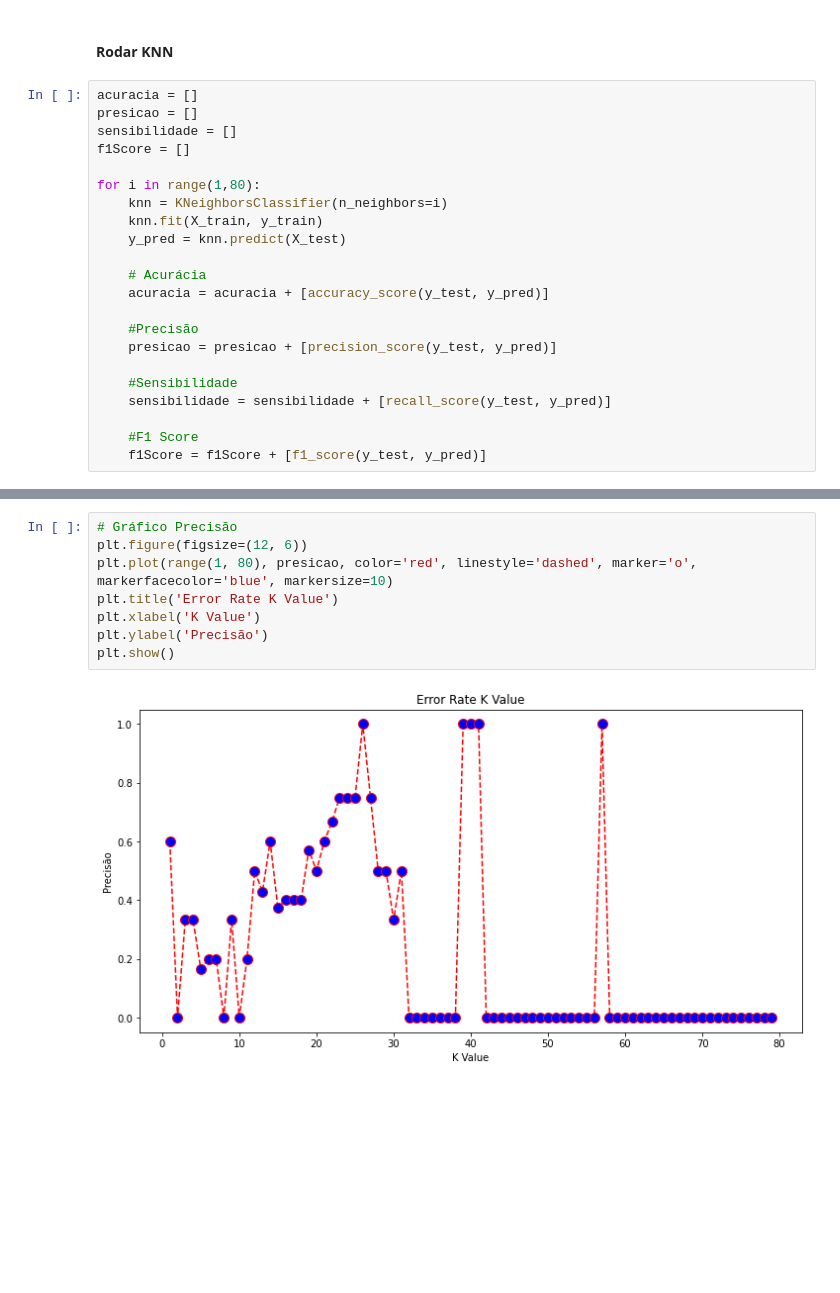
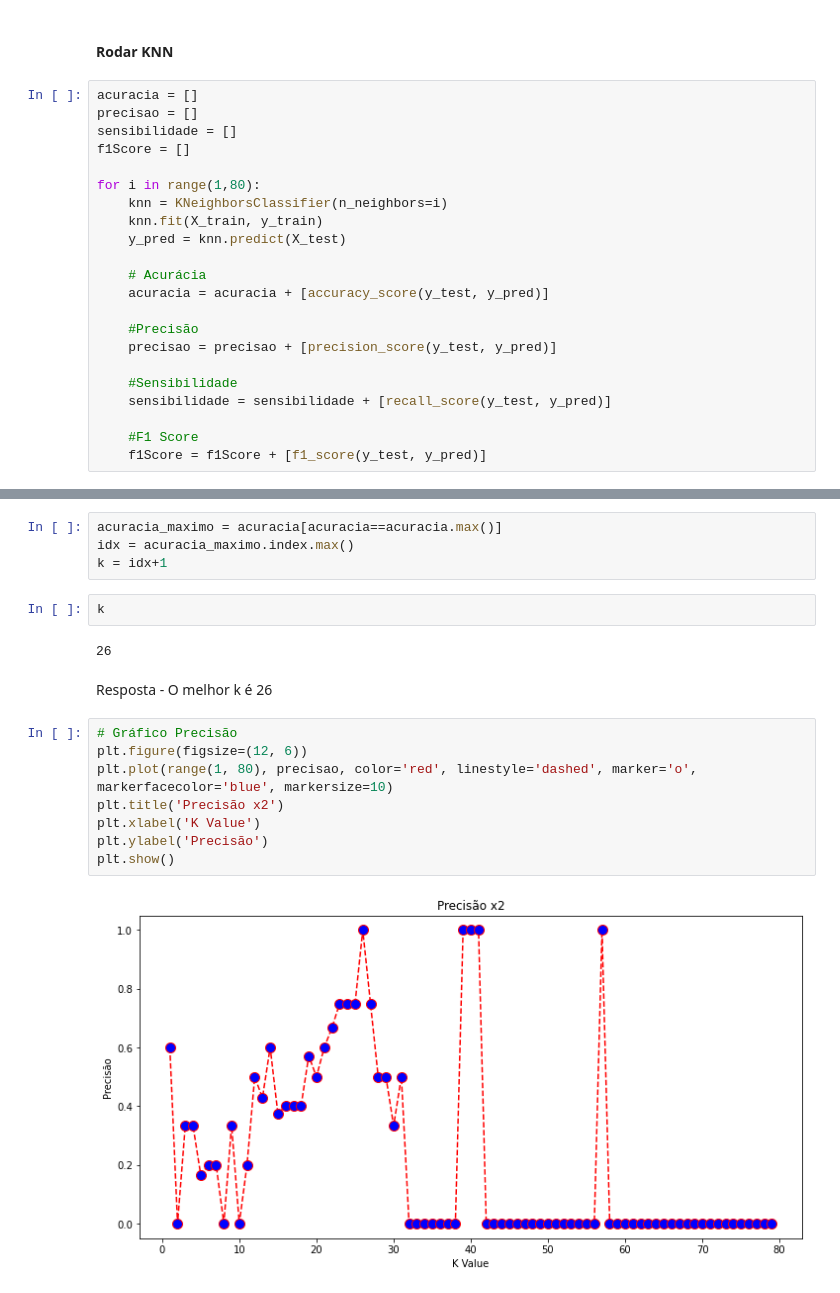
Before and after one commit to Nickcarv18/Businnes-Intelligence, a Jupyter notebook: Atividade - Algoritmo de Classificação.ipynb, the cells around one changed output, grey strips where cells are left out. Cells and saved outputs as stored; diff of their text form; blank space fills up the shorter version.

```diff
--- a/Atividade - Algoritmo de Classificação.ipynb
+++ b/Atividade - Algoritmo de Classificação.ipynb
@@ -46,7 +46,7 @@ X_train, X_test, y_train, y_test = train_test_split(x, y, test_size = 0.2, rando
 #### Rodar KNN
 # %%
 acuracia = []
-presicao = []
+precisao = []
 sensibilidade = []
 f1Score = []
 
@@ -59,7 +59,7 @@ for i in range(1,80):
     acuracia = acuracia + [accuracy_score(y_test, y_pred)]
 
     #Precisão
-    presicao = presicao + [precision_score(y_test, y_pred)]
+    precisao = precisao + [precision_score(y_test, y_pred)]
 
     #Sensibilidade
     sensibilidade = sensibilidade + [recall_score(y_test, y_pred)]
@@ -79,10 +86,20 @@ plt.show()
+# %%
+acuracia_maximo = acuracia[acuracia==acuracia.max()]
+idx = acuracia_maximo.index.max()
+k = idx+1
+# %%
+k
+# %% [output]
+26
+# %% [markdown]
+Resposta - O melhor k é 26
 # %%
 # Gráfico Precisão
 plt.figure(figsize=(12, 6))
-plt.plot(range(1, 80), presicao, color='red', linestyle='dashed', marker='o',  markerfacecolor='blue', markersize=10)
-plt.title('Error Rate K Value')
+plt.plot(range(1, 80), precisao, color='red', linestyle='dashed', marker='o',  markerfacecolor='blue', markersize=10)
+plt.title('Precisão x2')
 plt.xlabel('K Value')
 plt.ylabel('Precisão')
 plt.show()
 # %% [output]
-[figure, old version]
+[figure, new version]
```
Also changed, not shown: parts of 113 cells of this notebook.
